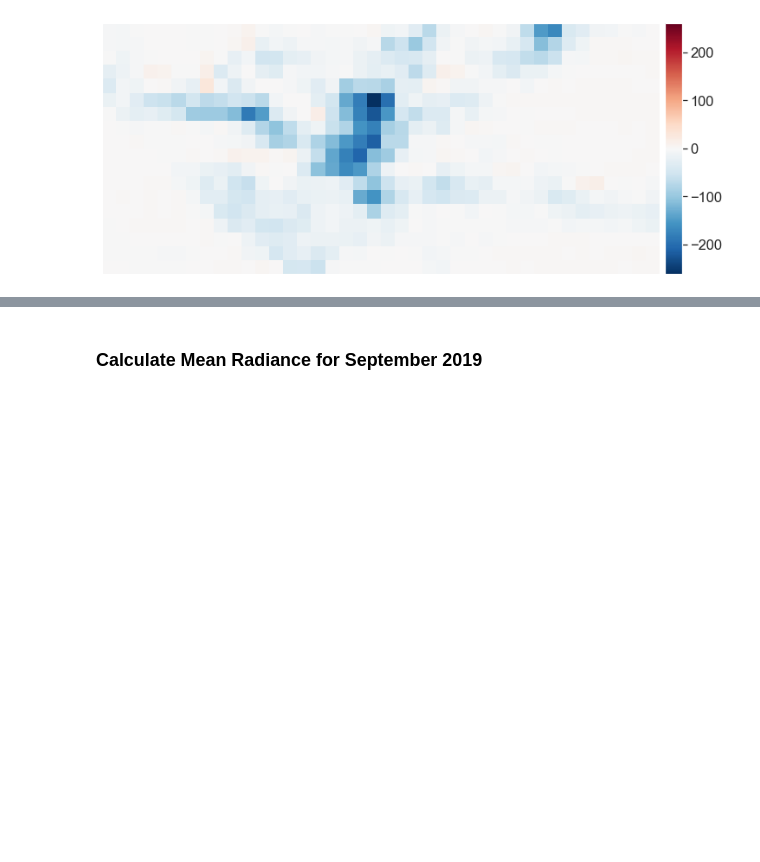
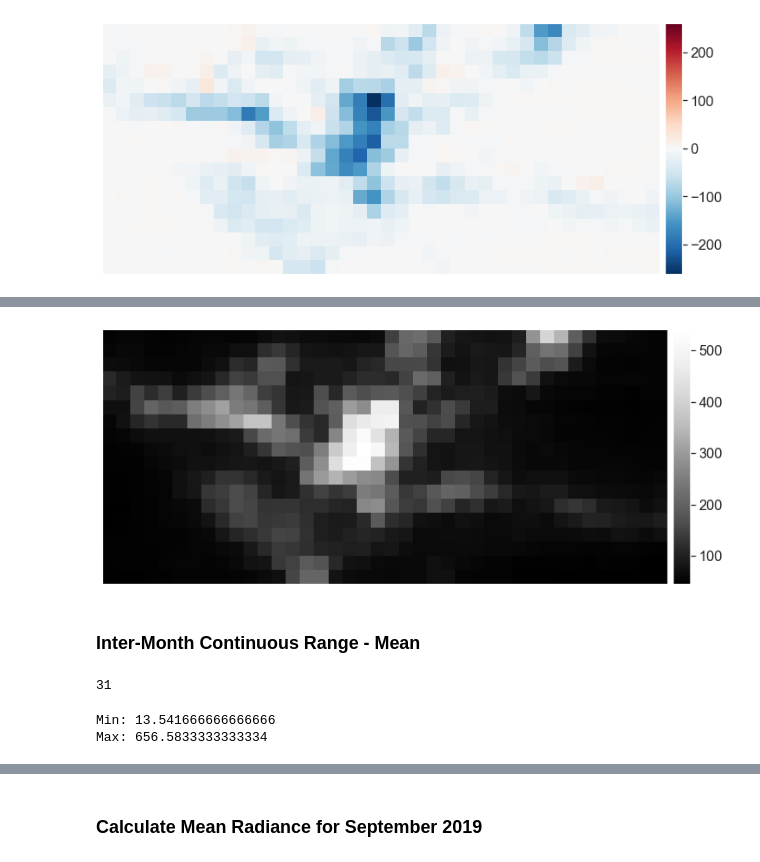
Before and after one commit to calekochenour/remote-sensing-fusion, a Jupyter notebook: 01-code-scripts/penn-state-campus-black-marble-radiance-concise.ipynb, the cells around one changed output, grey strips where cells are left out. Cells and saved outputs as stored; diff of their text form; code cells hidden in the pictures; blank space fills up the shorter version.

```diff
--- a/01-code-scripts/penn-state-campus-black-marble-radiance-concise.ipynb
+++ b/01-code-scripts/penn-state-campus-black-marble-radiance-concise.ipynb
@@ -1409,0 +1194,7 @@ list(set([date.strftime("%Y-%m") for date in date_range]))
+# %%
+# Get dates from Sept 10 - Sept 20
+date_list = get_date_list('2019-09-10', '2019-09-20')
+# %%
+# Get array for each date into list
+sept_10_sep_20_arrays = get_array_data_from_dict(
+ dictionary=radiance_sept_2019_apr_2020, date_list=date_list)
@@ -1409,0 +1206,3 @@ list(set([date.strftime("%Y-%m") for date in date_range]))
+# %%
+# Calculate mean
+sept_10_sep_20_mean = calculate_mean_radiance(sept_10_sep_20_arrays)
@@ -1409,0 +1216,9 @@ list(set([date.strftime("%Y-%m") for date in date_range]))
+# %%
+# Plot
+ep.plot_bands(sept_10_sep_20_mean, scale=False, vmax=sept_10_sep_20_mean.max())
+
+plt.show()
+# %% [output]
+[figure, added]
+# %% [markdown]
+### Inter-Month Continuous Range - Mean
@@ -1409,0 +1232,5 @@ list(set([date.strftime("%Y-%m") for date in date_range]))
+# %%
+# Confirm length
+len(sept_15_oct_15_arrays)
+# %% [output]
+31
@@ -1409,0 +1240,7 @@ list(set([date.strftime("%Y-%m") for date in date_range]))
+# %%
+# Get min and max values for mean
+print(f"Min: {sept_15_oct_15_mean.min()}")
+print(f"Max: {sept_15_oct_15_mean.max()}")
+# %% [output]
+Min: 13.541666666666666
+Max: 656.5833333333334
```
Also changed, not shown: parts of 81 cells of this notebook.
